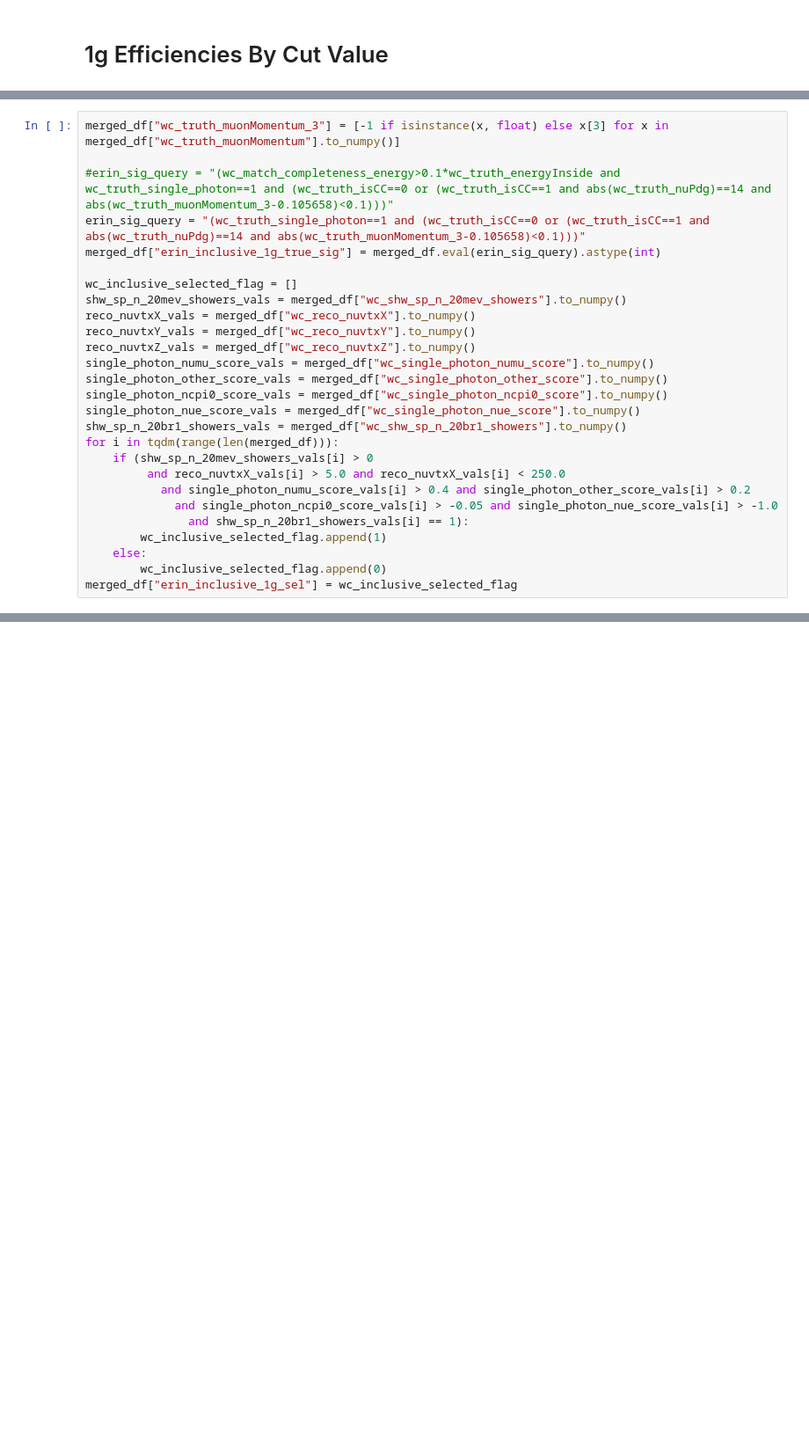
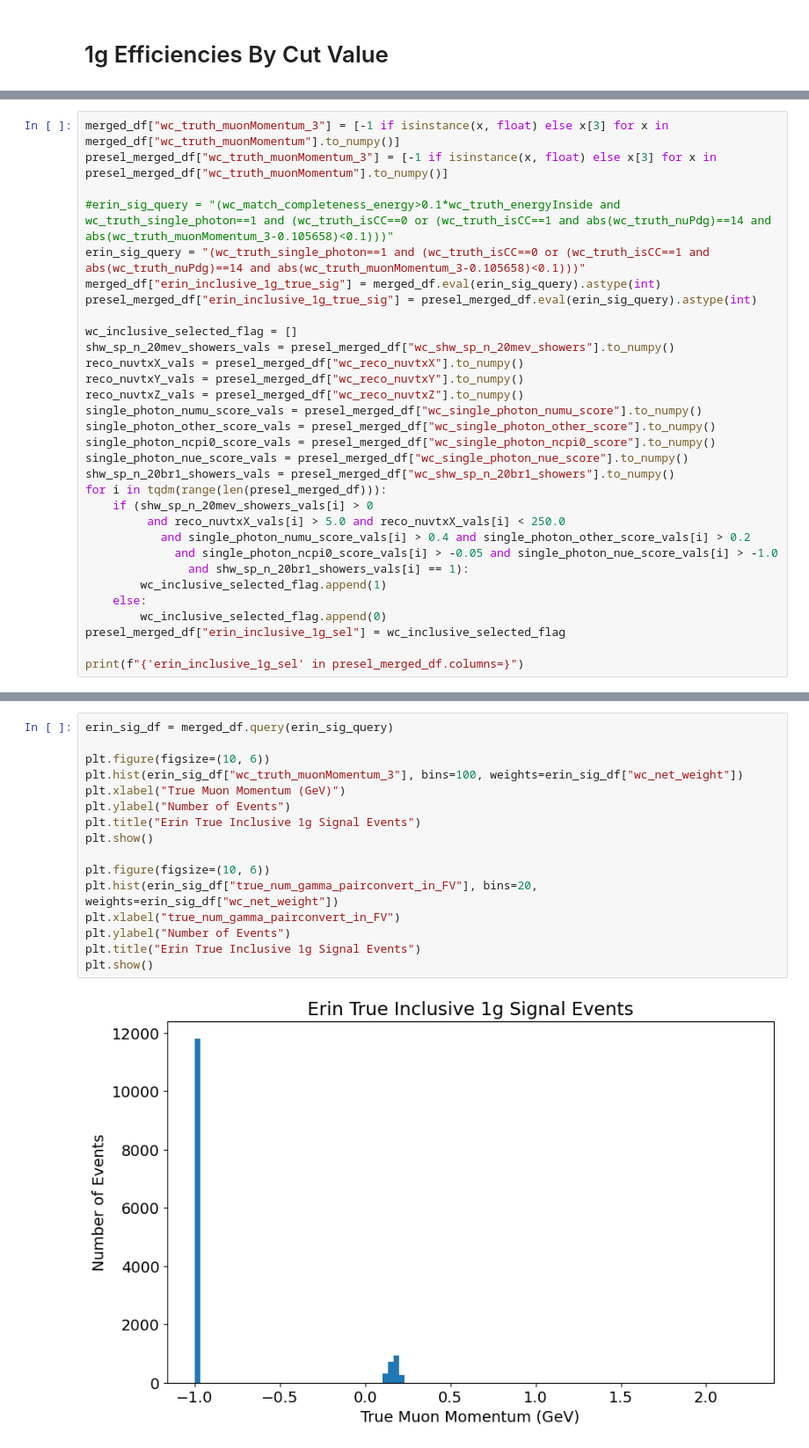
Before and after one commit to leehagaman/uboone_ngem, a Jupyter notebook: ipynb_notebooks/efficiencies.ipynb, the cells around one changed output, grey strips where cells are left out. Shown at 88% size. Drawn from its saved outputs; the diff is of its cells as text; blank space fills up the shorter version.

```diff
--- a/ipynb_notebooks/efficiencies.ipynb
+++ b/ipynb_notebooks/efficiencies.ipynb
@@ -226,21 +203,23 @@ array([list([-1.0, -1.0, -1.0, -1.0]), list([-1.0, -1.0, -1.0, -1.0]),
 # %%
 merged_df["wc_truth_muonMomentum_3"] = [-1 if isinstance(x, float) else x[3] for x in merged_df["wc_truth_muonMomentum"].to_numpy()]
+presel_merged_df["wc_truth_muonMomentum_3"] = [-1 if isinstance(x, float) else x[3] for x in presel_merged_df["wc_truth_muonMomentum"].to_numpy()]
 
 #erin_sig_query = "(wc_match_completeness_energy>0.1*wc_truth_energyInside and wc_truth_single_photon==1 and (wc_truth_isCC==0 or (wc_truth_isCC==1 and abs(wc_truth_nuPdg)==14 and abs(wc_truth_muonMomentum_3-0.105658)<0.1)))"
 erin_sig_query = "(wc_truth_single_photon==1 and (wc_truth_isCC==0 or (wc_truth_isCC==1 and abs(wc_truth_nuPdg)==14 and abs(wc_truth_muonMomentum_3-0.105658)<0.1)))"
 merged_df["erin_inclusive_1g_true_sig"] = merged_df.eval(erin_sig_query).astype(int)
+presel_merged_df["erin_inclusive_1g_true_sig"] = presel_merged_df.eval(erin_sig_query).astype(int)
 
 wc_inclusive_selected_flag = []
-shw_sp_n_20mev_showers_vals = merged_df["wc_shw_sp_n_20mev_showers"].to_numpy()
-reco_nuvtxX_vals = merged_df["wc_reco_nuvtxX"].to_numpy()
-reco_nuvtxY_vals = merged_df["wc_reco_nuvtxY"].to_numpy()
-reco_nuvtxZ_vals = merged_df["wc_reco_nuvtxZ"].to_numpy()
-single_photon_numu_score_vals = merged_df["wc_single_photon_numu_score"].to_numpy()
-single_photon_other_score_vals = merged_df["wc_single_photon_other_score"].to_numpy()
-single_photon_ncpi0_score_vals = merged_df["wc_single_photon_ncpi0_score"].to_numpy()
-single_photon_nue_score_vals = merged_df["wc_single_photon_nue_score"].to_numpy()
-shw_sp_n_20br1_showers_vals = merged_df["wc_shw_sp_n_20br1_showers"].to_numpy()
-for i in tqdm(range(len(merged_df))):
+shw_sp_n_20mev_showers_vals = presel_merged_df["wc_shw_sp_n_20mev_showers"].to_numpy()
+reco_nuvtxX_vals = presel_merged_df["wc_reco_nuvtxX"].to_numpy()
+reco_nuvtxY_vals = presel_merged_df["wc_reco_nuvtxY"].to_numpy()
+reco_nuvtxZ_vals = presel_merged_df["wc_reco_nuvtxZ"].to_numpy()
+single_photon_numu_score_vals = presel_merged_df["wc_single_photon_numu_score"].to_numpy()
+single_photon_other_score_vals = presel_merged_df["wc_single_photon_other_score"].to_numpy()
+single_photon_ncpi0_score_vals = presel_merged_df["wc_single_photon_ncpi0_score"].to_numpy()
+single_photon_nue_score_vals = presel_merged_df["wc_single_photon_nue_score"].to_numpy()
+shw_sp_n_20br1_showers_vals = presel_merged_df["wc_shw_sp_n_20br1_showers"].to_numpy()
+for i in tqdm(range(len(presel_merged_df))):
     if (shw_sp_n_20mev_showers_vals[i] > 0
          and reco_nuvtxX_vals[i] > 5.0 and reco_nuvtxX_vals[i] < 250.0
            and single_photon_numu_score_vals[i] > 0.4 and single_photon_other_score_vals[i] > 0.2
@@ -249,4 +228,6 @@ for i in tqdm(range(len(merged_df))):
         wc_inclusive_selected_flag.append(1)
     else:
         wc_inclusive_selected_flag.append(0)
-merged_df["erin_inclusive_1g_sel"] = wc_inclusive_selected_flag
+presel_merged_df["erin_inclusive_1g_sel"] = wc_inclusive_selected_flag
+
+print(f"{'erin_inclusive_1g_sel' in presel_merged_df.columns=}")
@@ -417,0 +454,18 @@ for one_g_cat in ["NCDeltaRad_1gNp", "NCDeltaRad_1g0p", "1gNp", "1g0p", "1gNp1mu
+# %%
+erin_sig_df = merged_df.query(erin_sig_query)
+
+plt.figure(figsize=(10, 6))
+plt.hist(erin_sig_df["wc_truth_muonMomentum_3"], bins=100, weights=erin_sig_df["wc_net_weight"])
+plt.xlabel("True Muon Momentum (GeV)")
+plt.ylabel("Number of Events")
+plt.title("Erin True Inclusive 1g Signal Events")
+plt.show()
+
+plt.figure(figsize=(10, 6))
+plt.hist(erin_sig_df["true_num_gamma_pairconvert_in_FV"], bins=20, weights=erin_sig_df["wc_net_weight"])
+plt.xlabel("true_num_gamma_pairconvert_in_FV")
+plt.ylabel("Number of Events")
+plt.title("Erin True Inclusive 1g Signal Events")
+plt.show()
+# %% [output]
+[figure, added]
```
Also changed, not shown: parts of 12 cells of this notebook, 4 other files.
